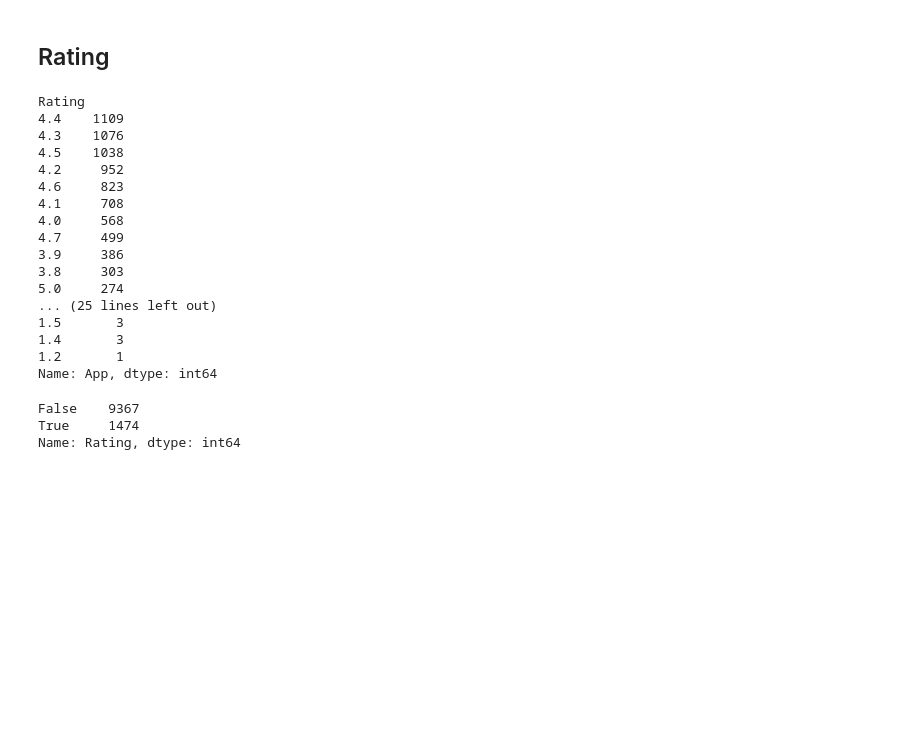
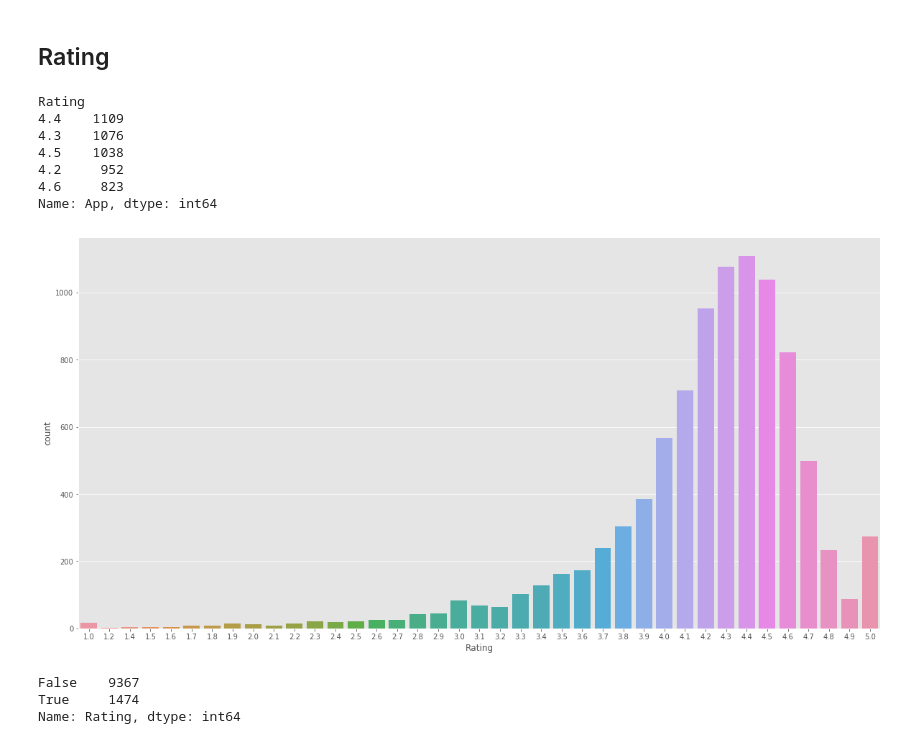
Before and after one commit to JayCarrLTD/google-play-store-apps, a Jupyter notebook: Google Play-Analysis.ipynb, the cells around one changed output. Drawn from its saved outputs; the diff is of its cells as text; code cells hidden in the pictures; blank space fills up the shorter version.

```diff
--- a/Google Play-Analysis.ipynb
+++ b/Google Play-Analysis.ipynb
@@ -64,7 +60,7 @@ We can see that there area  total of 33 unique categories, with Family and Game
 # %% [markdown]
 ## Rating
 # %%
-play.groupby('Rating')['App'].count().sort_values(ascending = False)
+play.groupby('Rating')['App'].count().sort_values(ascending = False).head()
 # %% [output]
 Rating
 4.4    1109
@@ -72,17 +68,12 @@ Rating
 4.5    1038
 4.2     952
 4.6     823
-4.1     708
-4.0     568
-4.7     499
-3.9     386
-3.8     303
-5.0     274
-... (25 lines left out)
-1.5       3
-1.4       3
-1.2       1
 Name: App, dtype: int64
+# %%
+plt.figure(figsize=(20,10))
+sb.countplot(data = play, x = 'Rating');
+# %% [output]
+[figure, added]
 # %%
 play.Rating.isnull().value_counts()
 # %% [output]
```
Also changed, not shown: parts of 13 cells of this notebook.
